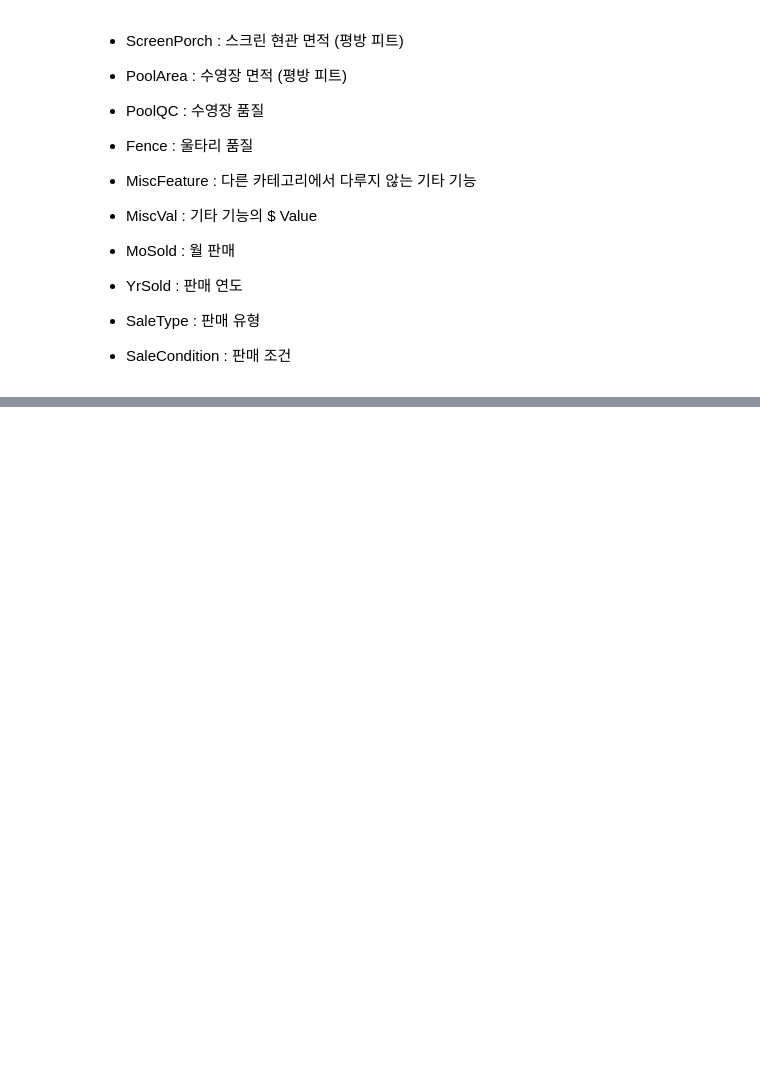
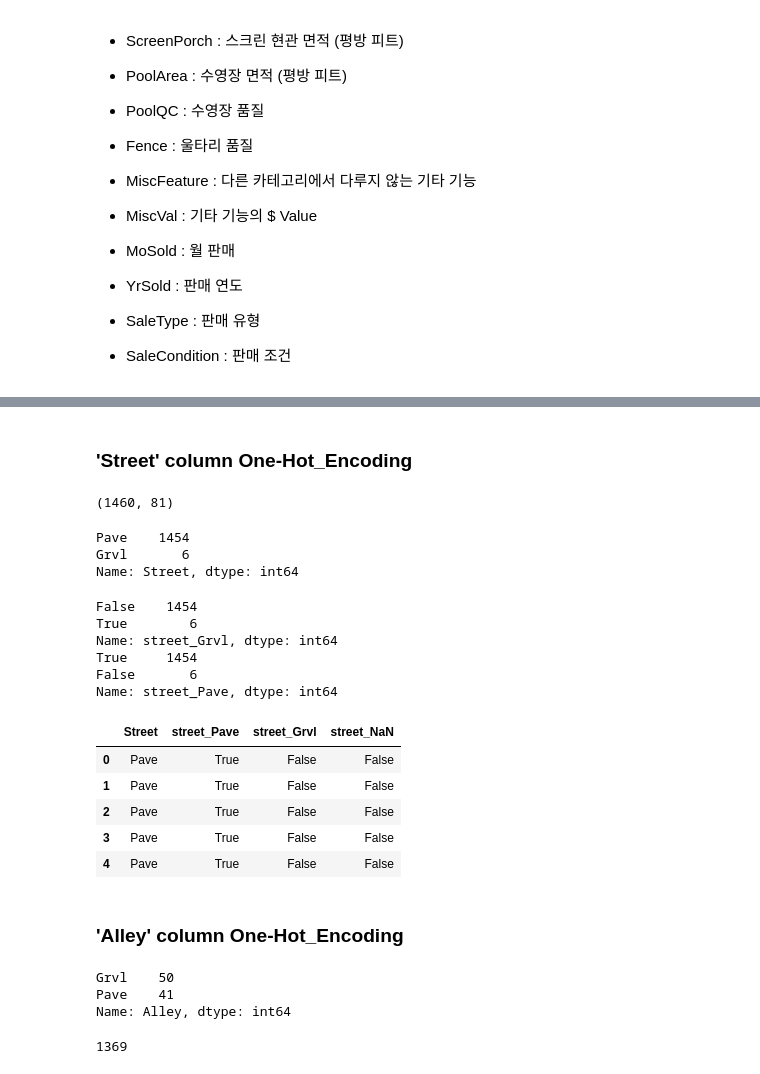
Before and after one commit to WontaeKim89/house_prices_data_analysis, a Jupyter notebook: house-prices-data-analysis.ipynb, the cells around one changed output, grey strips where cells are left out. Saved outputs shown, nothing was run; the diff lists cells and outputs as text; code cells hidden in the pictures; blank space fills up the shorter version.

Commit message:
1차적으로 모델의 베이스 퍼포먼스를 확인하기 위해서, 주관적으로 기본 피처를 선정하고, 해당 피쳐들을 fitting 하기 위하여 one-hot-encoding을 진행중임.. 노가다 힘들어서 오늘은 여기까지..

```diff
--- a/house-prices-data-analysis.ipynb
+++ b/house-prices-data-analysis.ipynb
@@ -157,0 +217,46 @@ max     576.000000   800.000000  17000.000000    12.000000  2010.000000
+# %% [markdown]
+### 'Street' column One-Hot_Encoding
+# %%
+print(train.shape)
+train['Street'].value_counts()
+# %% [output]
+(1460, 81)
+Pave    1454
+Grvl       6
+Name: Street, dtype: int64
+# %%
+street_list = ['Pave', 'Grvl', 'NaN']
+for i in street_list :
+    col_name = 'street_'+ i
+    train[col_name] = train['Street'] == i
+
+print(train['street_Grvl'].value_counts())
+print(train['street_Pave'].value_counts())
+# %% [output]
+False    1454
+True        6
+Name: street_Grvl, dtype: int64
+True     1454
+False       6
+Name: street_Pave, dtype: int64
+# %%
+train[['Street', 'street_Pave', 'street_Grvl', 'street_NaN']].head()
+# %% [output]
+|  | Street | street_Pave | street_Grvl | street_NaN |
+| 0 | Pave | True | False | False |
+| 1 | Pave | True | False | False |
+| 2 | Pave | True | False | False |
+| 3 | Pave | True | False | False |
+| 4 | Pave | True | False | False |
+# %% [markdown]
+### 'Alley' column One-Hot_Encoding
+# %%
+train['Alley'].value_counts()
+# %% [output]
+Grvl    50
+Pave    41
+Name: Alley, dtype: int64
+# %%
+train['Alley'].isnull().sum()
+# %% [output]
+1369
```
Also changed, not shown: parts of 30 cells of this notebook.
